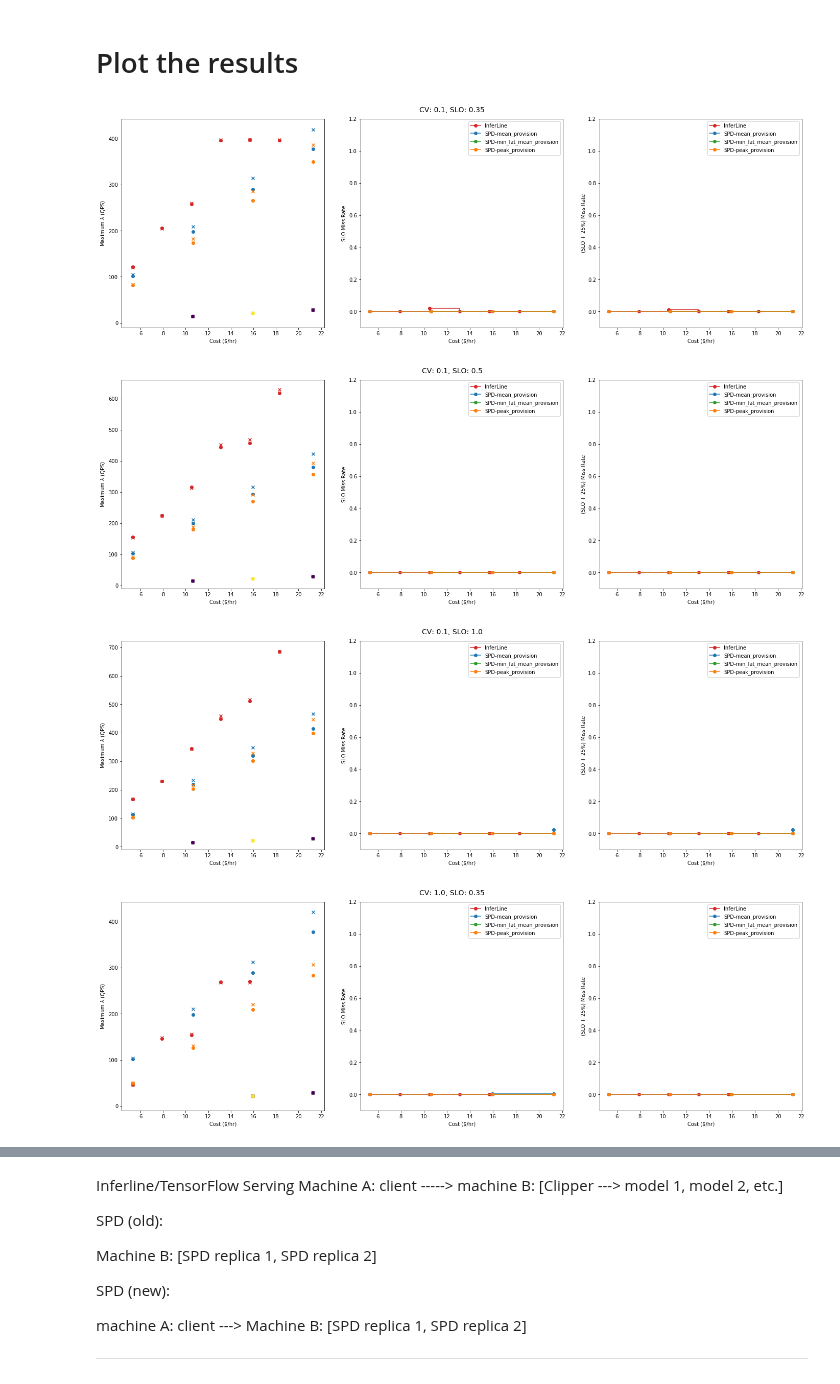
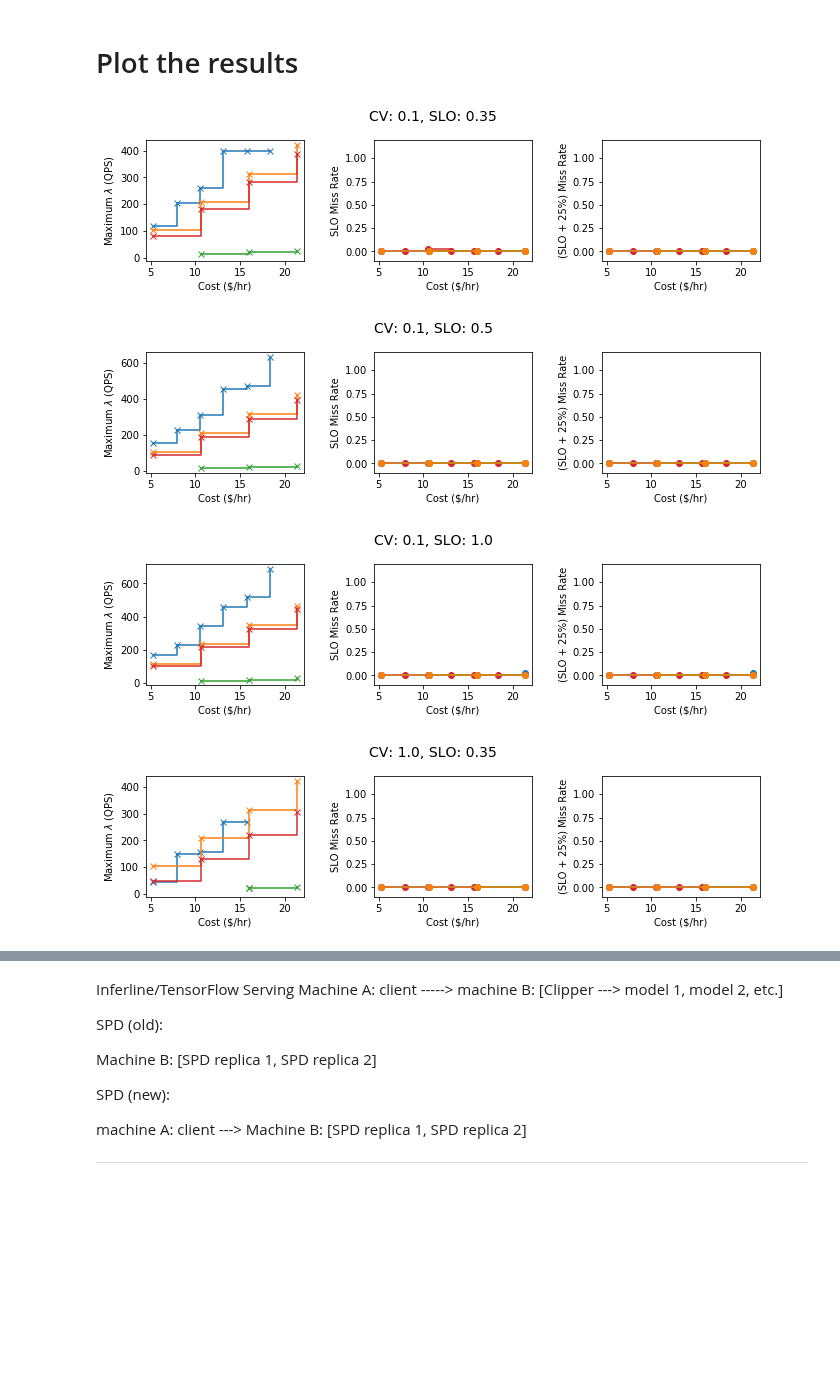
Before and after one commit to dcrankshaw/plots-model-comp-paper, a Jupyter notebook: plotting/system_comparison_plots_scratch.ipynb, the cells around one changed output, grey strips where cells are left out. Cells and saved outputs as stored; diff of their text form; code cells hidden in the pictures; blank space fills up the shorter version.

```diff
--- a/plotting/system_comparison_plots_scratch.ipynb
+++ b/plotting/system_comparison_plots_scratch.ipynb
@@ -88,40 +88,40 @@ pipeline_one_df
 # %%
 names = pipeline_one_df.name.unique()
 colors = sns.color_palette(n_colors=len(names))
 cmap = dict(zip(names, colors))
 
 for cv, cv_group in pipeline_one_df.groupby(pipeline_one_df.CV):
     for slo, slo_group in cv_group.groupby(cv_group.slo):
-        fig, (ax_lam, ax_slo, ax_slo_25) = plt.subplots(nrows=1, ncols=3, figsize=(20, 7))
+        fig, (ax_lam, ax_slo, ax_slo_25) = plt.subplots(nrows=1, ncols=3, figsize=(10, 3))
 #         fig, (ax_lam, ax_slo) = plt.subplots(nrows=1, ncols=2, figsize=(10, 4))
         for name, name_group in slo_group.groupby(slo_group.name):
             name_group = name_group.sort_values("cost")
-#             ax_lam.step(name_group.cost, name_group["lambda"], "x-", where="post", label="{}-lambda".format(name))
-            ax_lam.scatter(name_group.cost, name_group["lambda"], c=cmap[name], marker="x", label="{}-lambda".format(name))
+            ax_lam.step(name_group.cost, name_group["lambda"], "x-", where="post", label="{}-lambda".format(name))
+#             ax_lam.scatter(name_group.cost, name_group["lambda"], c=cmap[name], marker="x", label="{}-lambda".format(name))
 
-            ax_lam.scatter(name_group.cost, name_group["throughput"], c=cmap[name], marker="o", label="{}-thru".format(name))
+#             ax_lam.scatter(name_group.cost, name_group["throughput"], c=cmap[name], marker="o", label="{}-thru".format(name))
 
             ax_slo.step(name_group.cost, name_group.slo_miss_rate, "o-", c=cmap[name], where="post", label=name)
             ax_slo_25.step(name_group.cost, name_group.slo_plus_25_per_miss_rate, "o-", c=cmap[name], where="post", label=name)
         ax_lam.set_ylabel("Maximum $\lambda$ (QPS)")
         ax_lam.set_xlabel("Cost ($/hr)")
         ax_lam.set_ylim(bottom=-10)
         ax_slo.set_xlabel("Cost ($/hr)")
         ax_slo.set_ylabel("SLO Miss Rate")
         ax_slo.set_ylim((-.1,1.2))
         ax_slo_25.set_xlabel("Cost ($/hr)")
         ax_slo_25.set_ylabel("(SLO + 25%) Miss Rate")
         ax_slo_25.set_ylim((-.1,1.2))
 
-        ax_slo.legend(loc=0)
-        ax_slo_25.legend(loc=0)
+#         ax_slo.legend(loc=0)
+#         ax_slo_25.legend(loc=0)
 
 
 #         ax_lam.legend(loc=0)
         fig.suptitle("CV: {cv}, SLO: {slo}".format(cv=cv, slo=slo), fontsize=14)
         plt.tight_layout(pad=3)
 # %% [output]
-[figure, old version]
+[figure, new version]
-[figure, old version]
+[figure, new version]
-[figure, old version]
+[figure, new version]
-[figure, old version]
+[figure, new version]
```
Also changed, not shown: parts of 1 cell of this notebook, 2 other files.
